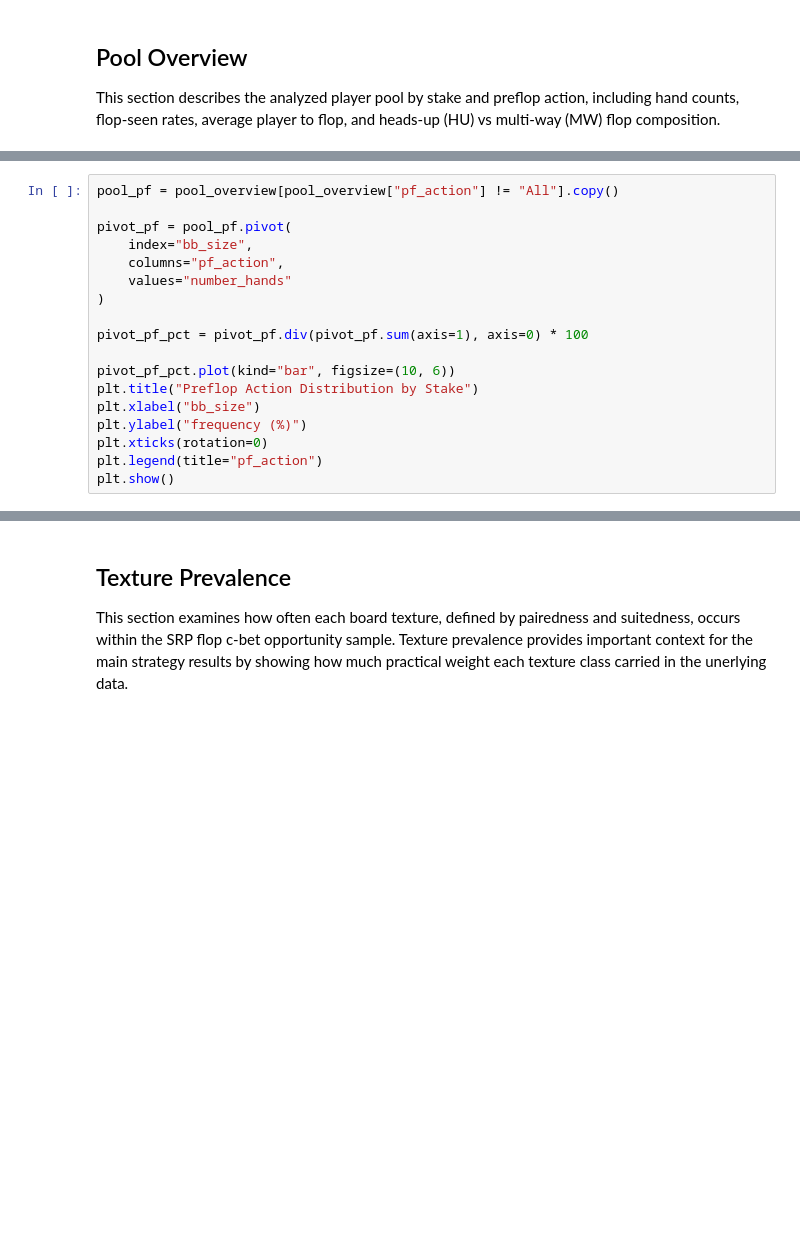
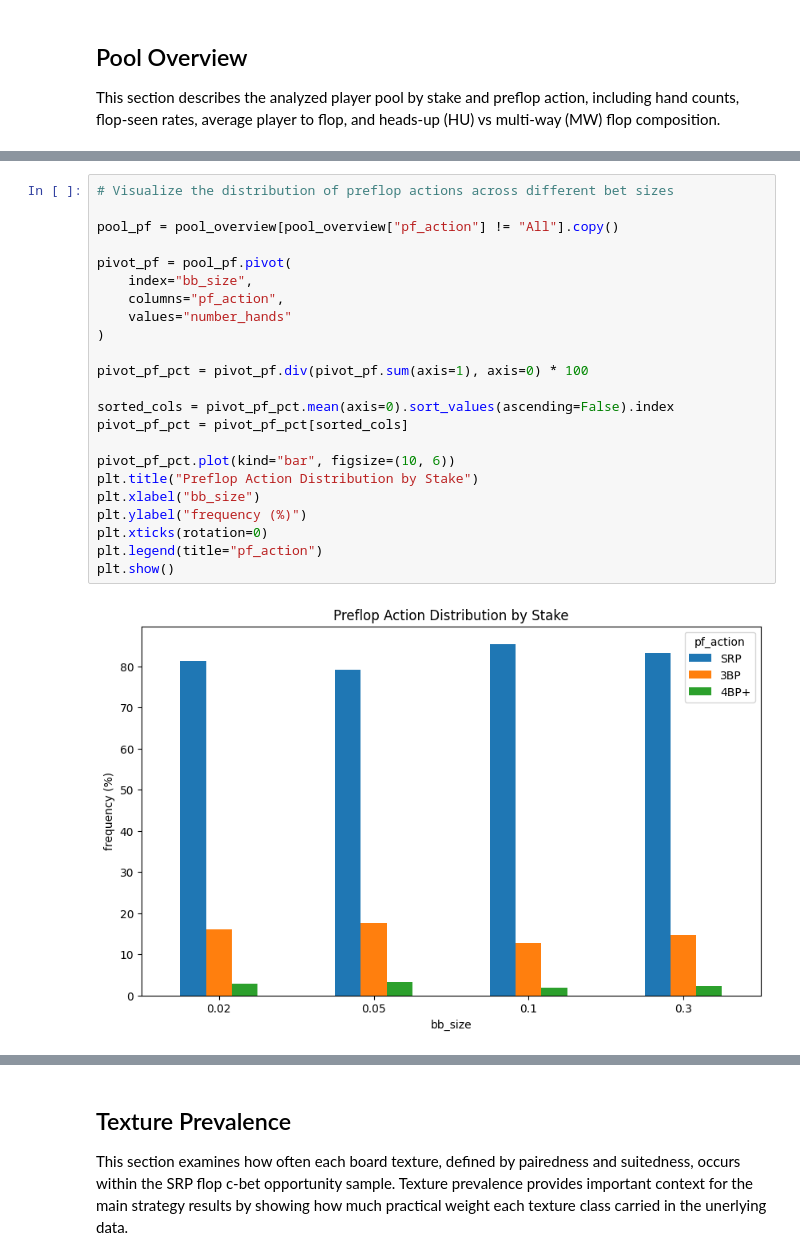
Before and after one commit to royyg77/NLHE-Data-Research, a Jupyter notebook: notebooks/v1_0/flop_cbet_strategy.ipynb, the cells around one changed output, grey strips where cells are left out. Cells and saved outputs as stored; diff of their text form; blank space fills up the shorter version.

```diff
--- a/notebooks/v1_0/flop_cbet_strategy.ipynb
+++ b/notebooks/v1_0/flop_cbet_strategy.ipynb
@@ -96,21 +161,28 @@ pool_breakdown
 # %%
+# Visualize the distribution of preflop actions across different bet sizes
+
 pool_pf = pool_overview[pool_overview["pf_action"] != "All"].copy()
 
 pivot_pf = pool_pf.pivot(
     index="bb_size",
     columns="pf_action",
     values="number_hands"
 )
 
 pivot_pf_pct = pivot_pf.div(pivot_pf.sum(axis=1), axis=0) * 100
 
+sorted_cols = pivot_pf_pct.mean(axis=0).sort_values(ascending=False).index
+pivot_pf_pct = pivot_pf_pct[sorted_cols]
+
 pivot_pf_pct.plot(kind="bar", figsize=(10, 6))
 plt.title("Preflop Action Distribution by Stake")
 plt.xlabel("bb_size")
 plt.ylabel("frequency (%)")
 plt.xticks(rotation=0)
 plt.legend(title="pf_action")
 plt.show()
+# %% [output]
+[figure, added]
 # %%
 # Plot the percentage of hands that see the flop by stake and preflop action
 pivot_flop_seen = pool_overview.pivot(
```
Also changed, not shown: parts of 30 cells of this notebook.
